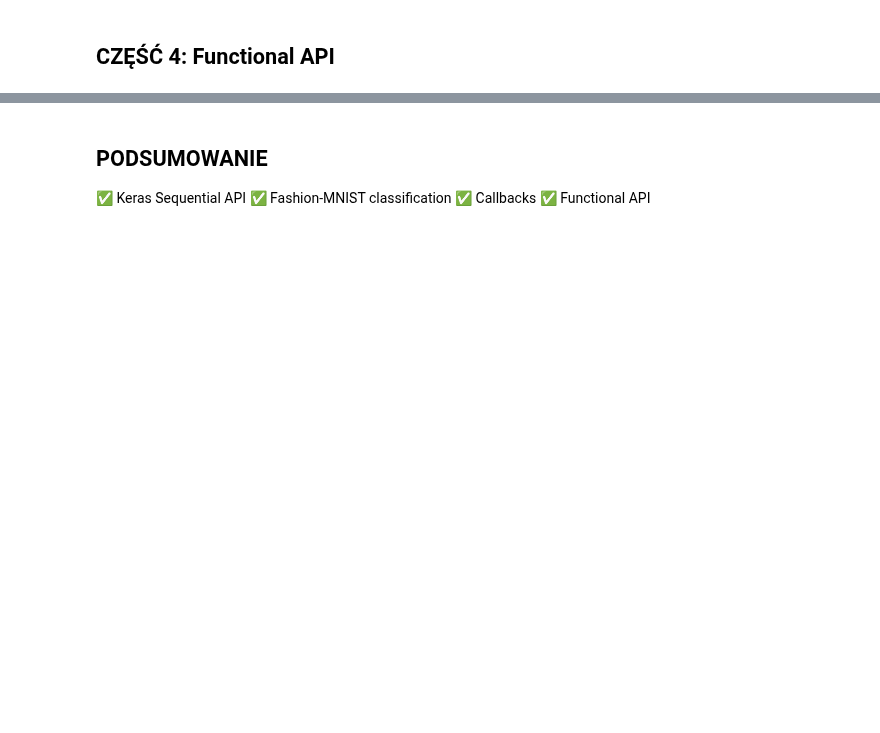
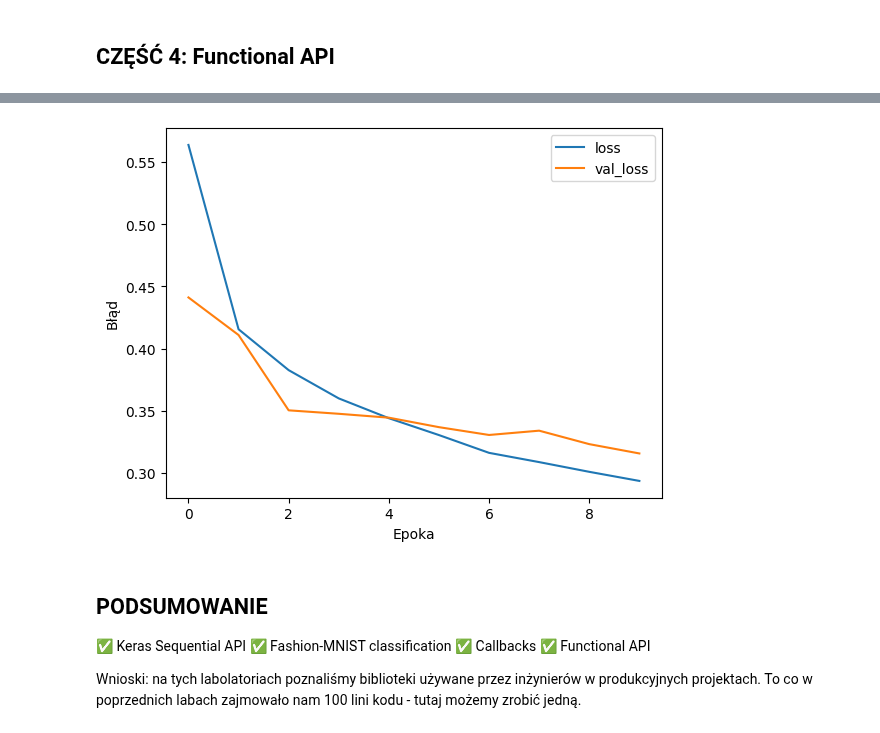
Before and after one commit to wiktorsk8/machine-learning-lab, a Jupyter notebook: lab_02_03_notebook_studenci.ipynb, the cells around one changed output, grey strips where cells are left out. Drawn from its saved outputs; the diff is of its cells as text; code cells hidden in the pictures; blank space fills up the shorter version.

```diff
--- a/lab_02_03_notebook_studenci.ipynb
+++ b/lab_02_03_notebook_studenci.ipynb
@@ -62,4 +106,4 @@ checkpoint = keras.callbacks.ModelCheckpoint(
     save_best_only=True
 )
 
-# TODO: Train with callbacks
+model.fit(X_train, y_train, epochs=20, callbacks=[early_stopping, checkpoint])
@@ -75,3 +144,19 @@ outputs = keras.layers.Dense(10, activation='softmax')(x)
 
 model_functional = keras.Model(inputs=inputs, outputs=outputs)
 model_functional.compile(optimizer='adam', loss='sparse_categorical_crossentropy', metrics=['accuracy'])
+
+history_functional = model_functional.fit(
+    X_train, y_train,
+    epochs=5,
+    batch_size=32,
+    validation_split=0.2,
+    verbose=1
+)
+
+plt.plot(history.history['loss'], label='loss')
+plt.plot(history.history['val_loss'], label='val_loss')
+plt.xlabel('Epoka')
+plt.ylabel('Błąd')
+plt.legend()
+plt.show()
+# %% [output]
@@ -78,3 +173,4 @@ model_functional.compile(optimizer='adam', loss='sparse_categorical_crossentropy
+[figure, added]
 # %% [markdown]
 ## PODSUMOWANIE
 
@@ -82,3 +178,6 @@ model_functional.compile(optimizer='adam', loss='sparse_categorical_crossentropy
 ✅ Fashion-MNIST classification
 ✅ Callbacks
 ✅ Functional API
+
+
+Wnioski: na tych labolatoriach poznaliśmy biblioteki używane przez inżynierów w produkcyjnych projektach. To co w poprzednich labach zajmowało nam 100 lini kodu - tutaj możemy zrobić jedną.
```
Also changed, not shown: parts of 5 cells of this notebook, 1 other file.
